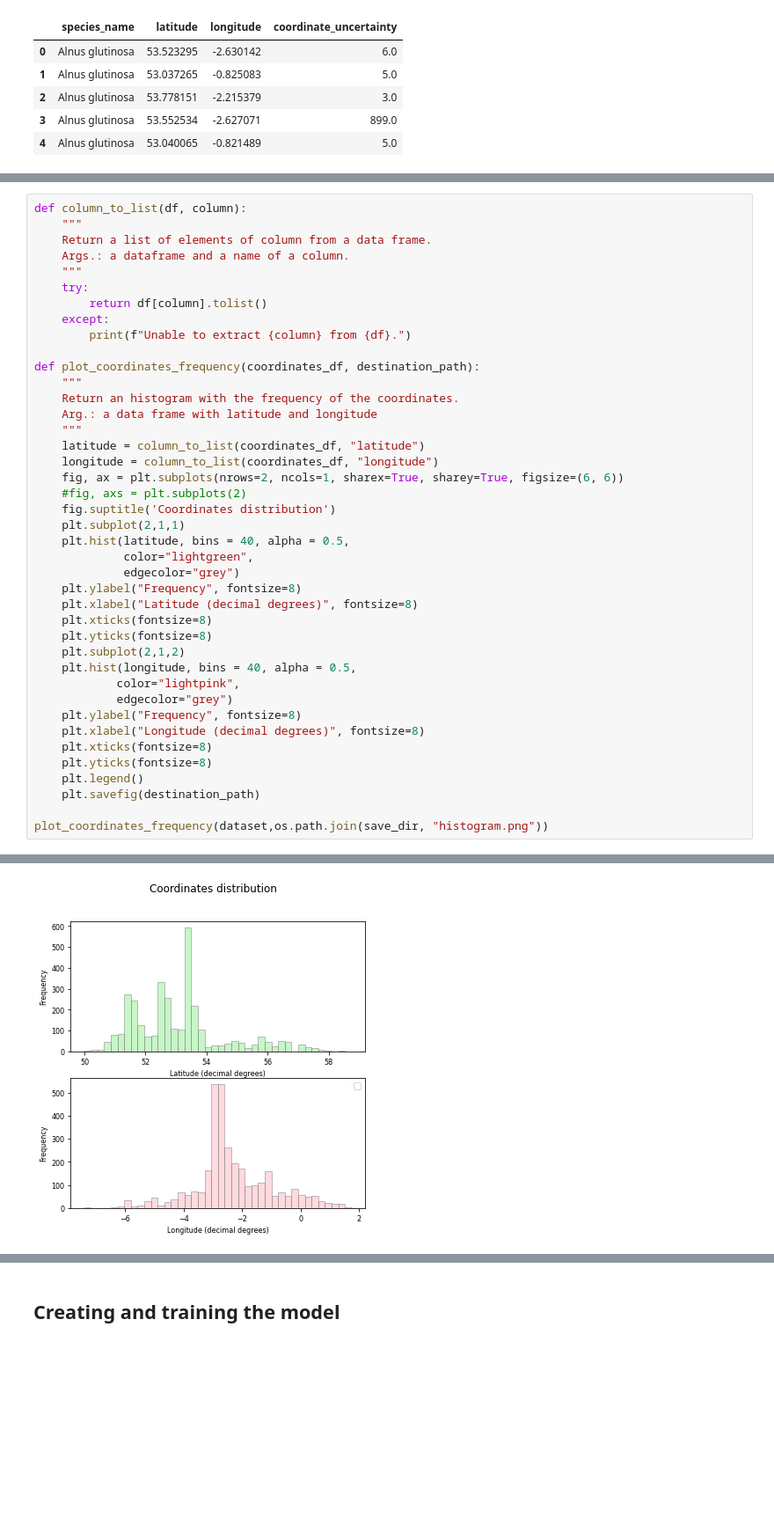
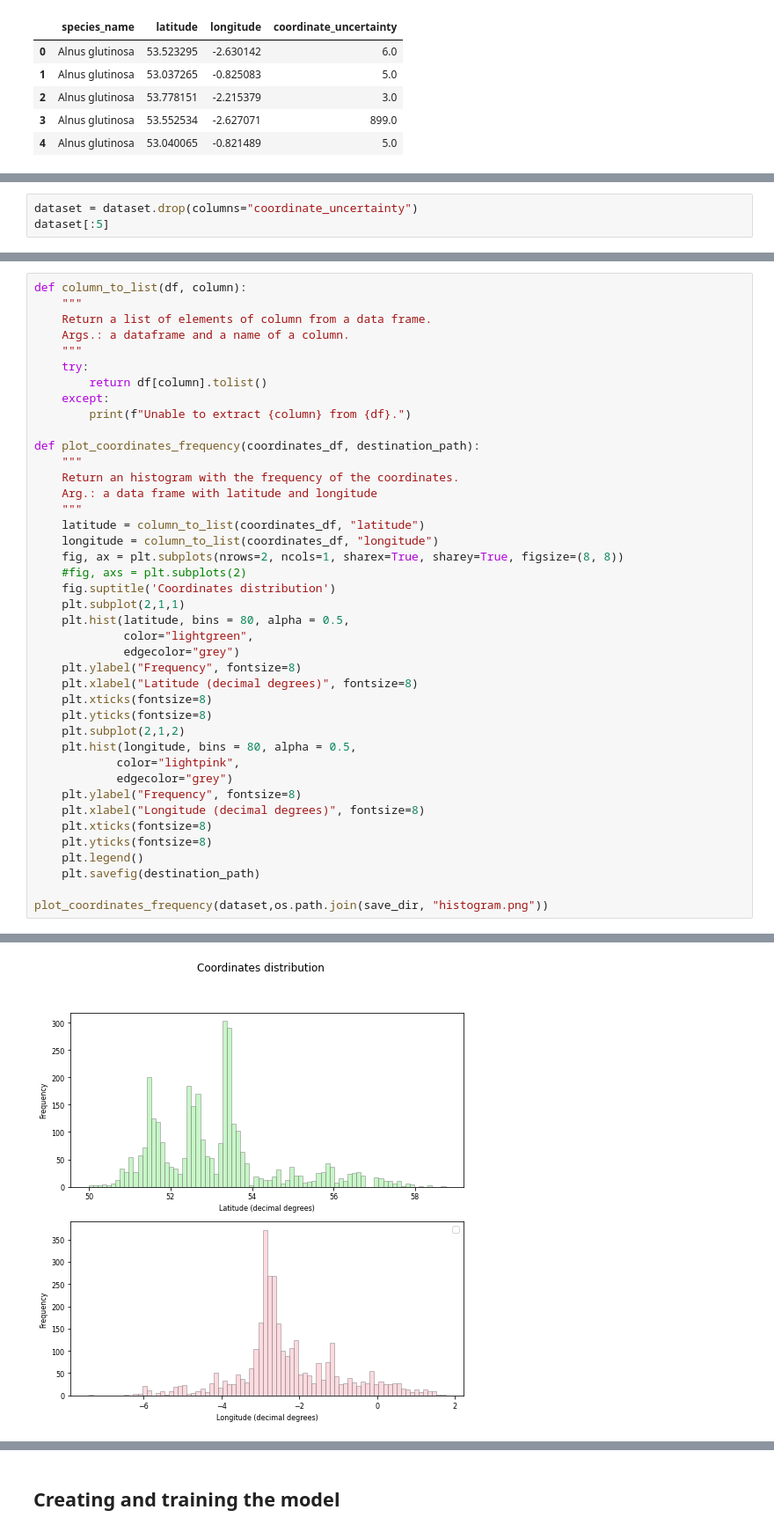
Before and after one commit to bertagallegoprm/Deep-learning-classifiers-for-plant-identification, a Jupyter notebook: models/geodata/_geodata_classifier_template.ipynb, the cells around one changed output, grey strips where cells are left out. Shown at 88% size. Cells and saved outputs as stored; diff of their text form; blank space fills up the shorter version.

```diff
--- a/models/geodata/_geodata_classifier_template.ipynb
+++ b/models/geodata/_geodata_classifier_template.ipynb
@@ -51,0 +65,3 @@ shape_file = os.path.join(local_path,"data/geodata/uk_maps/GBR_adm0.shp") # UK m
+# %%
+dataset = dataset.drop(columns="coordinate_uncertainty")
+dataset[:5]
@@ -62,35 +145,35 @@ def column_to_list(df, column):
 
 def plot_coordinates_frequency(coordinates_df, destination_path):
     """
     Return an histogram with the frequency of the coordinates.
     Arg.: a data frame with latitude and longitude
     """
     latitude = column_to_list(coordinates_df, "latitude")
     longitude = column_to_list(coordinates_df, "longitude")
-    fig, ax = plt.subplots(nrows=2, ncols=1, sharex=True, sharey=True, figsize=(6, 6))
+    fig, ax = plt.subplots(nrows=2, ncols=1, sharex=True, sharey=True, figsize=(8, 8))
     #fig, axs = plt.subplots(2)
     fig.suptitle('Coordinates distribution')
     plt.subplot(2,1,1)
-    plt.hist(latitude, bins = 40, alpha = 0.5,
+    plt.hist(latitude, bins = 80, alpha = 0.5,
              color="lightgreen",
              edgecolor="grey")
     plt.ylabel("Frequency", fontsize=8)
     plt.xlabel("Latitude (decimal degrees)", fontsize=8)
     plt.xticks(fontsize=8)
     plt.yticks(fontsize=8)
     plt.subplot(2,1,2)
-    plt.hist(longitude, bins = 40, alpha = 0.5,
+    plt.hist(longitude, bins = 80, alpha = 0.5,
             color="lightpink",
             edgecolor="grey")
     plt.ylabel("Frequency", fontsize=8)
     plt.xlabel("Longitude (decimal degrees)", fontsize=8)
     plt.xticks(fontsize=8)
     plt.yticks(fontsize=8)
     plt.legend()
     plt.savefig(destination_path)
 
 plot_coordinates_frequency(dataset,os.path.join(save_dir, "histogram.png"))
 # %% [output]
 No handles with labels found to put in legend.
-[figure, old version]
+[figure, new version]
 # %%
```
Also changed, not shown: parts of 22 cells of this notebook.
